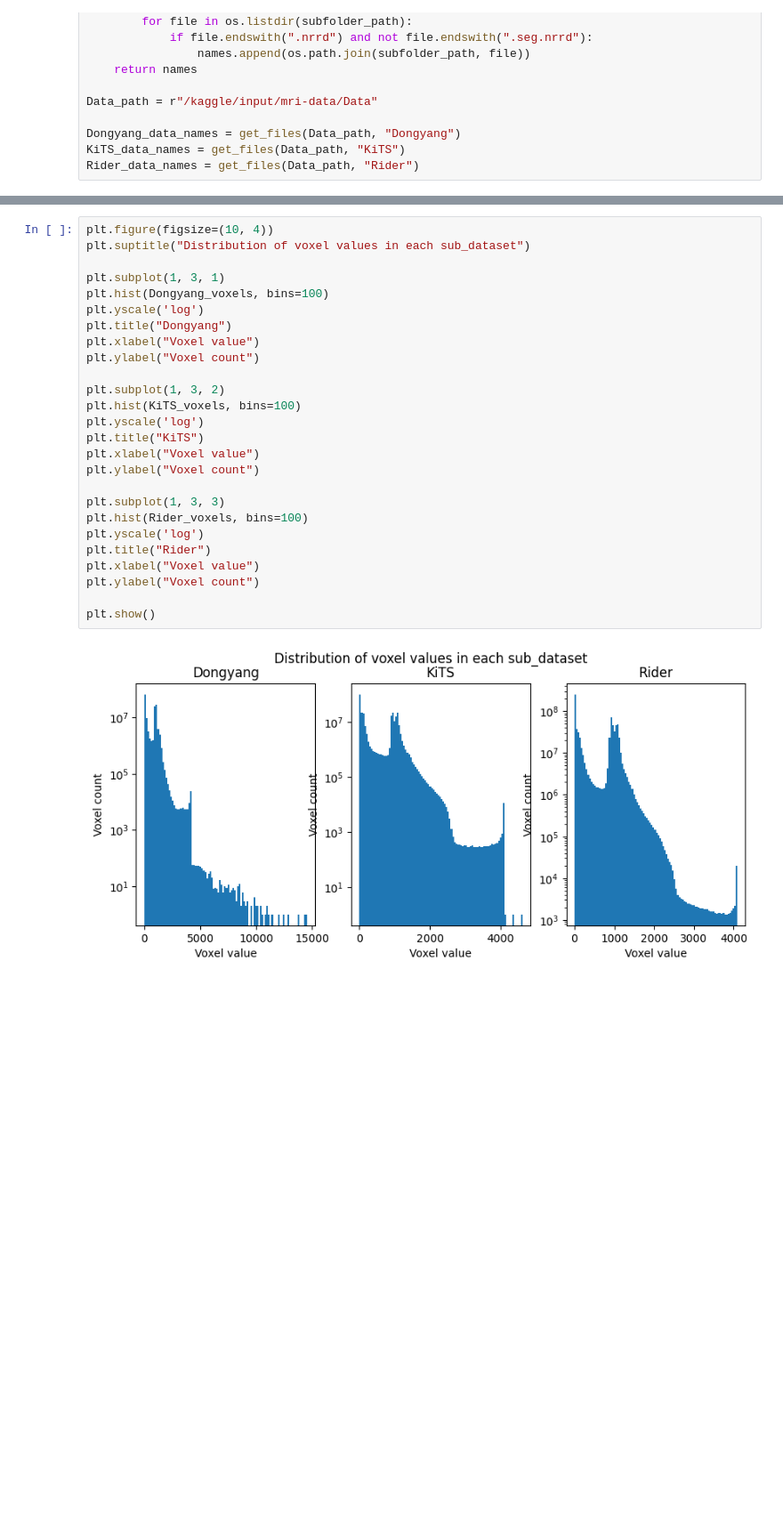
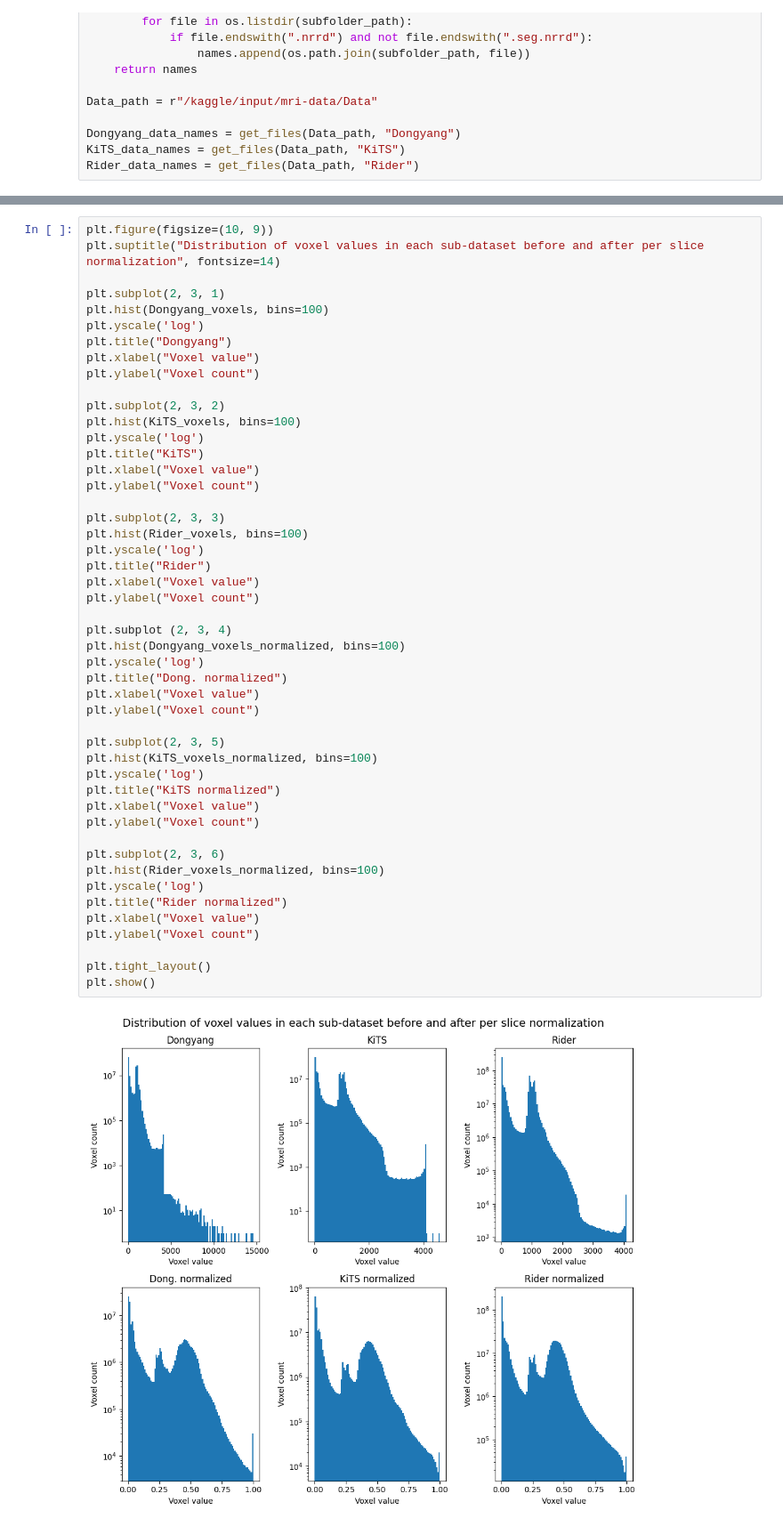
Before and after one commit to TypoweKiwi/Aorta_Segmentation, a Jupyter notebook: preprocessing_testing.ipynb, the cells around one changed output, grey strips where cells are left out. Shown at 89% size. Saved outputs shown, nothing was run; the diff lists cells and outputs as text; blank space fills up the shorter version.

Commit message:
Adjusting normalization per slice  histogram comparision

```diff
--- a/preprocessing_testing.ipynb
+++ b/preprocessing_testing.ipynb
@@ -66,28 +70,50 @@ Rider_voxels = get_voxels(Rider_data_names, False)
 # %%
-plt.figure(figsize=(10, 4))
-plt.suptitle("Distribution of voxel values in each sub_dataset")
+plt.figure(figsize=(10, 9))
+plt.suptitle("Distribution of voxel values in each sub-dataset before and after per slice normalization", fontsize=14)
 
-plt.subplot(1, 3, 1)
+plt.subplot(2, 3, 1)
 plt.hist(Dongyang_voxels, bins=100)
 plt.yscale('log')
 plt.title("Dongyang")
 plt.xlabel("Voxel value")
 plt.ylabel("Voxel count")
 
-plt.subplot(1, 3, 2)
+plt.subplot(2, 3, 2)
 plt.hist(KiTS_voxels, bins=100)
 plt.yscale('log')
 plt.title("KiTS")
 plt.xlabel("Voxel value")
 plt.ylabel("Voxel count")
 
-plt.subplot(1, 3, 3)
+plt.subplot(2, 3, 3)
 plt.hist(Rider_voxels, bins=100)
 plt.yscale('log')
 plt.title("Rider")
 plt.xlabel("Voxel value")
 plt.ylabel("Voxel count")
 
+plt.subplot (2, 3, 4)
+plt.hist(Dongyang_voxels_normalized, bins=100)
+plt.yscale('log')
+plt.title("Dong. normalized")
+plt.xlabel("Voxel value")
+plt.ylabel("Voxel count")
+
+plt.subplot(2, 3, 5)
+plt.hist(KiTS_voxels_normalized, bins=100)
+plt.yscale('log')
+plt.title("KiTS normalized")
+plt.xlabel("Voxel value")
+plt.ylabel("Voxel count")
+
+plt.subplot(2, 3, 6)
+plt.hist(Rider_voxels_normalized, bins=100)
+plt.yscale('log')
+plt.title("Rider normalized")
+plt.xlabel("Voxel value")
+plt.ylabel("Voxel count")
+
+plt.tight_layout()
 plt.show()
 # %% [output]
-[figure, old version]
+[figure, new version]
```
Also changed, not shown: parts of 4 cells of this notebook.
